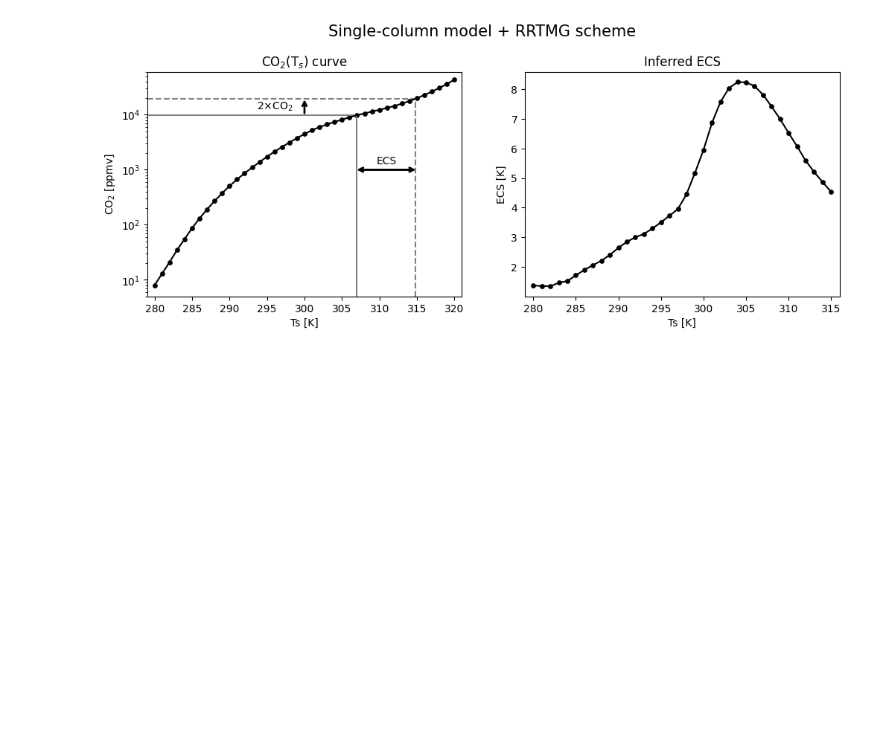
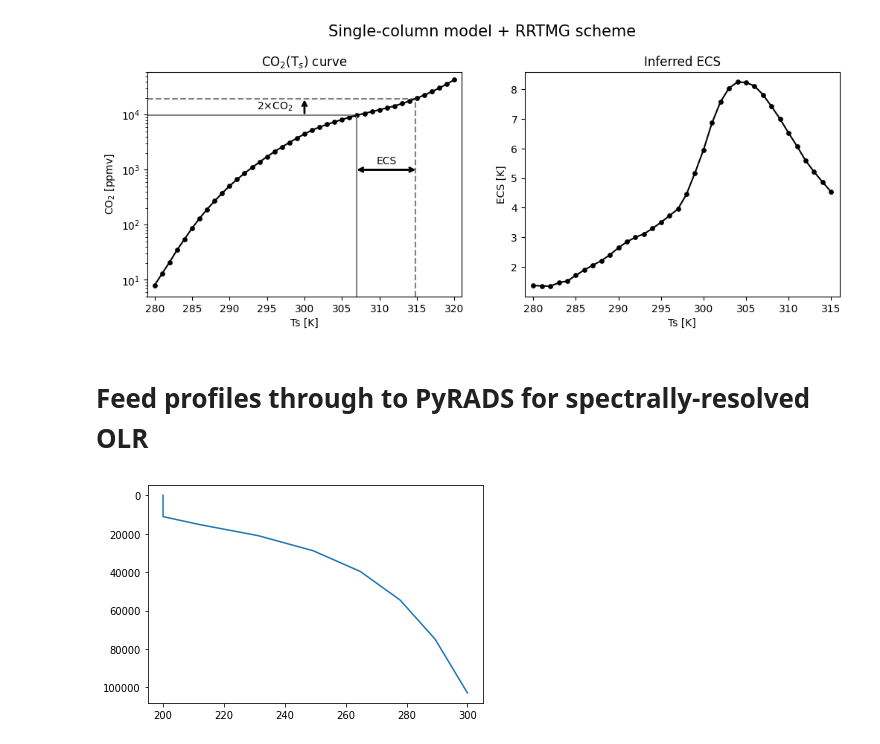
Before and after one commit to AndrewILWilliams/ECS_bump, a Jupyter notebook: climlab_rrtmg.ipynb, the cells around one changed output. Drawn from its saved outputs; the diff is of its cells as text; code cells hidden in the pictures; blank space fills up the shorter version.

Commit message:
beginning to use pyrads for calculating spectral OLR

```diff
--- a/climlab_rrtmg.ipynb
+++ b/climlab_rrtmg.ipynb
@@ -303,3 +308,5 @@ fig.suptitle("Single-column model + RRTMG scheme", y=1.04, fontsize=15)
 plt.savefig('Example_rrtmg_fig.png',bbox_inches='tight', dpi=200)
 # %% [output]
 [figure]
+# %% [markdown]
+# Feed profiles through to PyRADS for spectrally-resolved OLR
@@ -305,0 +358,7 @@ plt.savefig('Example_rrtmg_fig.png',bbox_inches='tight', dpi=200)
+# %%
+fig, ax = plt.subplots()
+
+ax.plot(g.T, g.p)
+ax.invert_yaxis()
+# %% [output]
+[figure, added]
```
Also changed, not shown: parts of 7 cells of this notebook, 4 other files.
